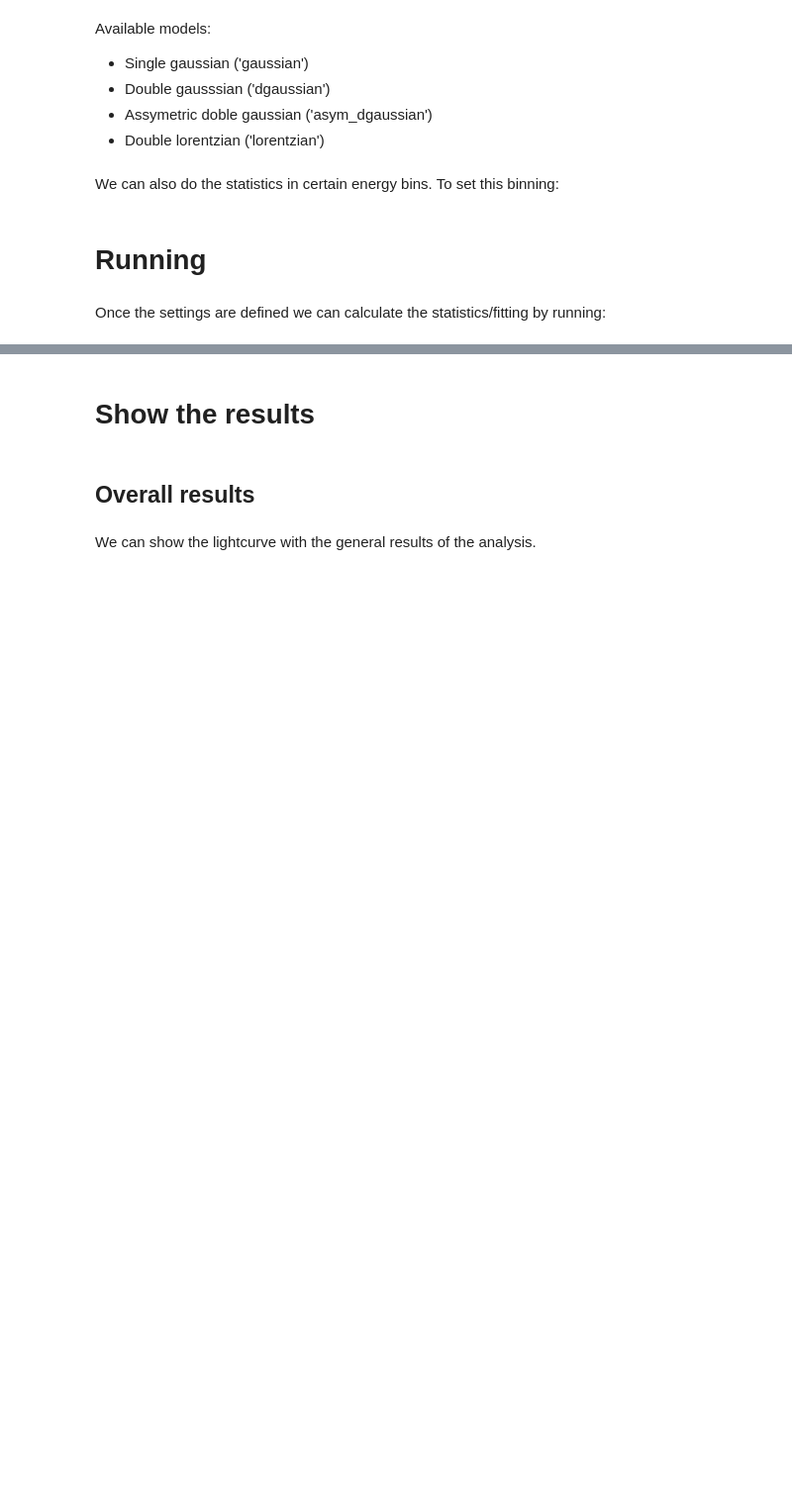
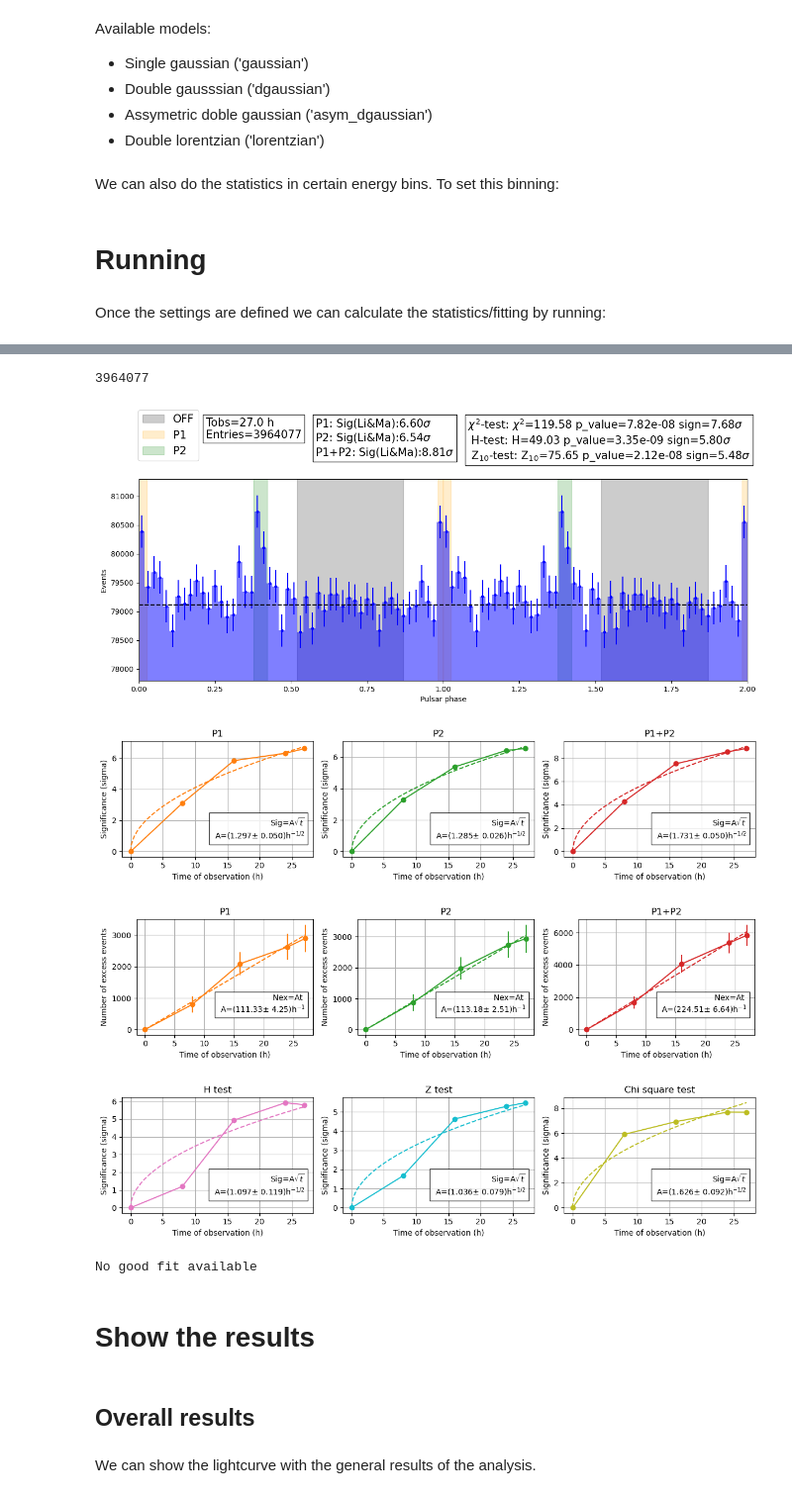
Before and after one commit to cta-observatory/PulsarTimingAnalysis, a Jupyter notebook: Tutorial/LST_Tutorial.ipynb, the cells around one changed output, grey strips where cells are left out. Shown at 99% size. Cells and saved outputs as stored; diff of their text form; code cells hidden in the pictures; blank space fills up the shorter version.

```diff
--- a/Tutorial/LST_Tutorial.ipynb
+++ b/Tutorial/LST_Tutorial.ipynb
@@ -68,0 +66,4 @@ def double_gaussian(x, mu, sigma,mu_2,sigma_2,A,B,C):
+# %%
+len(h.phases)
+# %% [output]
+3964077
@@ -69,3 +72,11 @@ def double_gaussian(x, mu, sigma,mu_2,sigma_2,A,B,C):
+# %%
+h.save_results('prueba.pdf')
+# %% [output]
+[figure, added]
+[figure, added]
+[figure, added]
+[figure, added]
+No good fit available
 # %% [markdown]
 # Show the results
 # %% [markdown]
```
Also changed, not shown: parts of 23 cells of this notebook.
